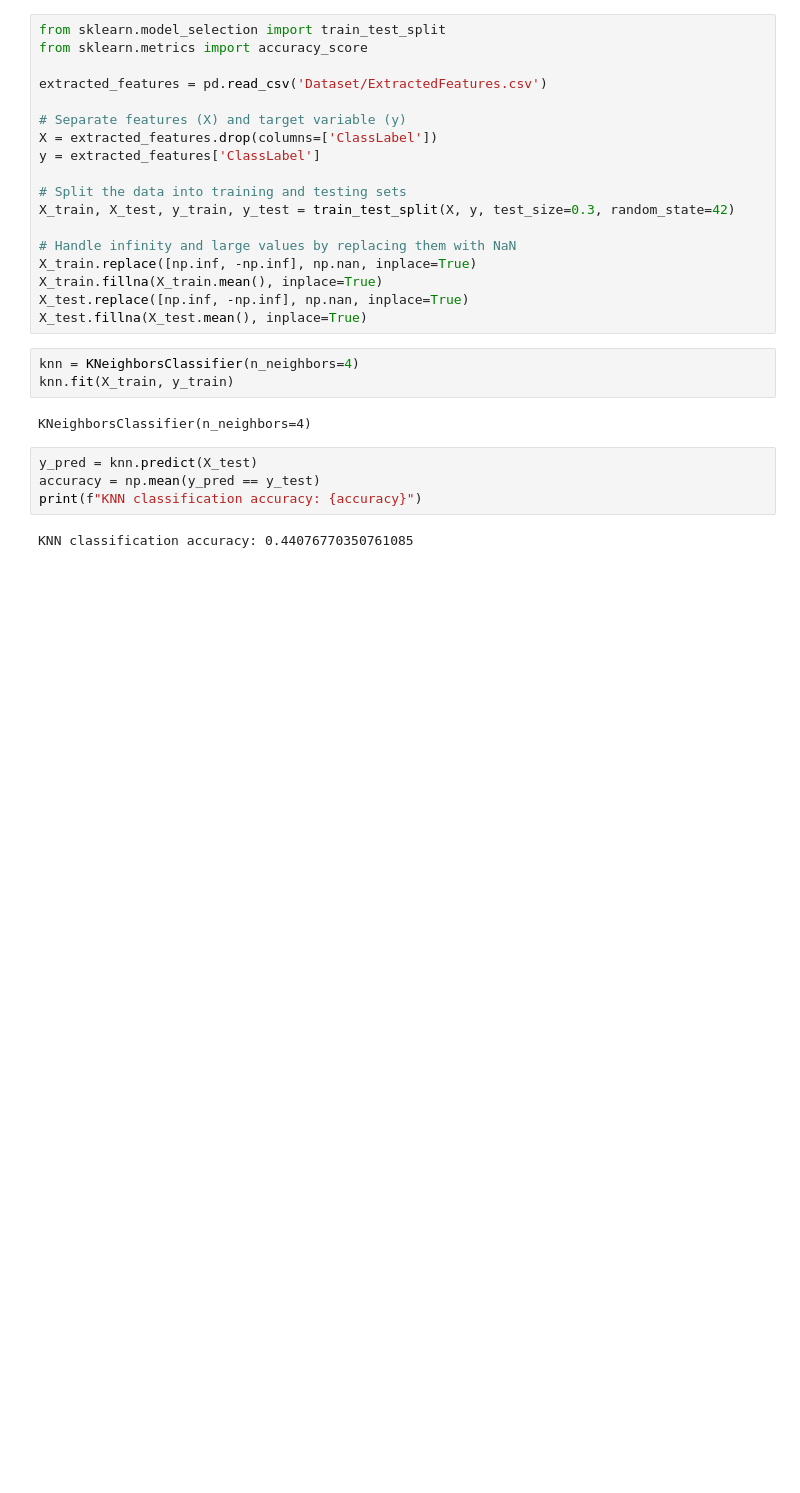
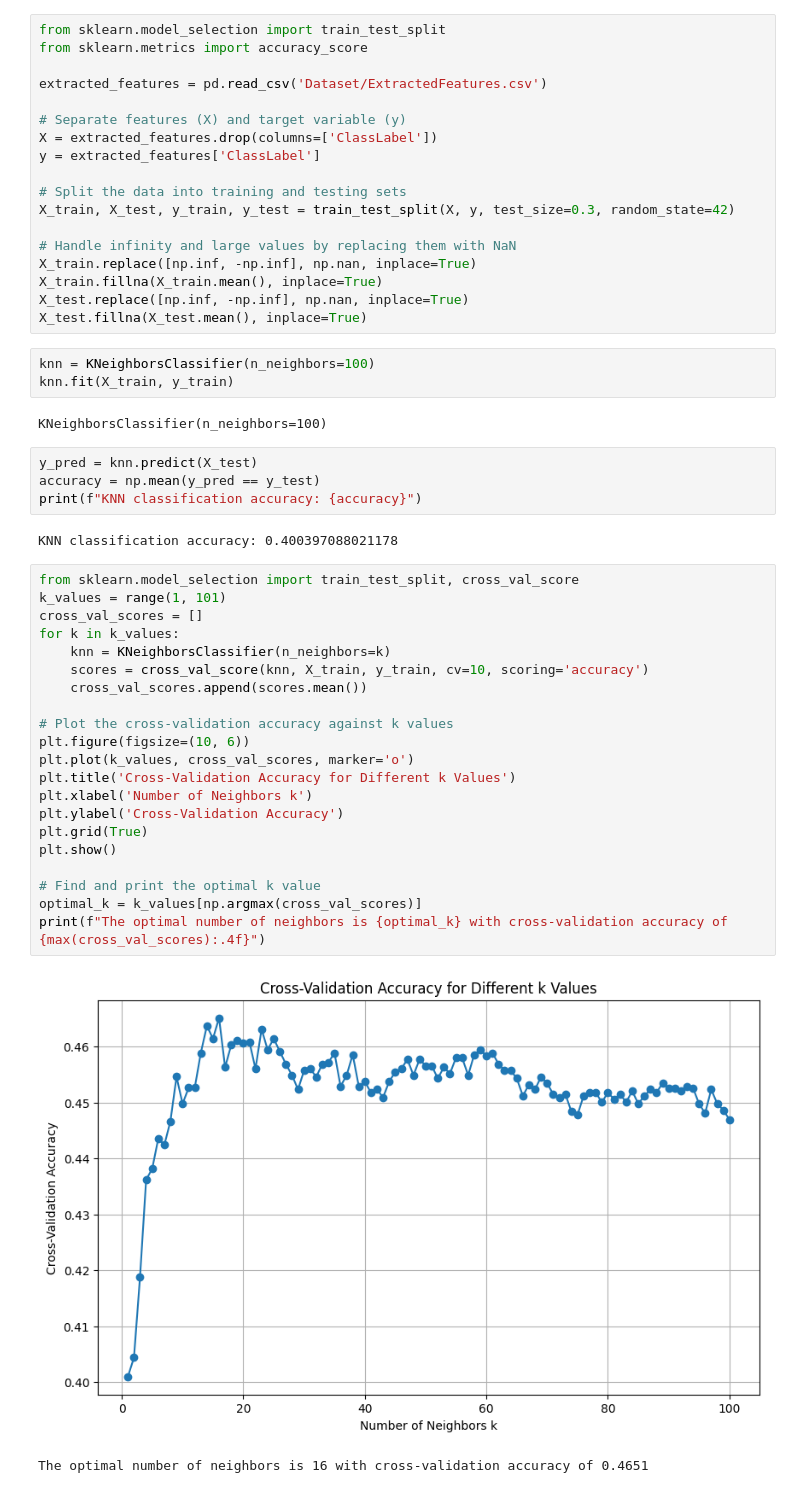
Before and after one commit to cepdnaclk/e19-co544-Hand-Tremor-Based-Biometric-Recognition, a Jupyter notebook: code/KNN.ipynb, the cells around one changed output. Saved outputs shown, nothing was run; the diff lists cells and outputs as text; blank space fills up the shorter version.

```diff
--- a/code/KNN.ipynb
+++ b/code/KNN.ipynb
@@ -58,13 +58,37 @@ X_train.fillna(X_train.mean(), inplace=True)
 X_test.replace([np.inf, -np.inf], np.nan, inplace=True)
 X_test.fillna(X_test.mean(), inplace=True)
 # %%
-knn = KNeighborsClassifier(n_neighbors=4)
+knn = KNeighborsClassifier(n_neighbors=100)
 knn.fit(X_train, y_train)
 # %% [output]
-KNeighborsClassifier(n_neighbors=4)
+KNeighborsClassifier(n_neighbors=100)
 # %%
 y_pred = knn.predict(X_test)
 accuracy = np.mean(y_pred == y_test)
 print(f"KNN classification accuracy: {accuracy}")
 # %% [output]
-KNN classification accuracy: 0.44076770350761085
+KNN classification accuracy: 0.400397088021178
+# %%
+from sklearn.model_selection import train_test_split, cross_val_score
+k_values = range(1, 101)
+cross_val_scores = []
+for k in k_values:
+    knn = KNeighborsClassifier(n_neighbors=k)
+    scores = cross_val_score(knn, X_train, y_train, cv=10, scoring='accuracy')
+    cross_val_scores.append(scores.mean())
+
+# Plot the cross-validation accuracy against k values
+plt.figure(figsize=(10, 6))
+plt.plot(k_values, cross_val_scores, marker='o')
+plt.title('Cross-Validation Accuracy for Different k Values')
+plt.xlabel('Number of Neighbors k')
+plt.ylabel('Cross-Validation Accuracy')
+plt.grid(True)
+plt.show()
+
+# Find and print the optimal k value
+optimal_k = k_values[np.argmax(cross_val_scores)]
+print(f"The optimal number of neighbors is {optimal_k} with cross-validation accuracy of {max(cross_val_scores):.4f}")
+# %% [output]
+[figure, added]
+The optimal number of neighbors is 16 with cross-validation accuracy of 0.4651
```
